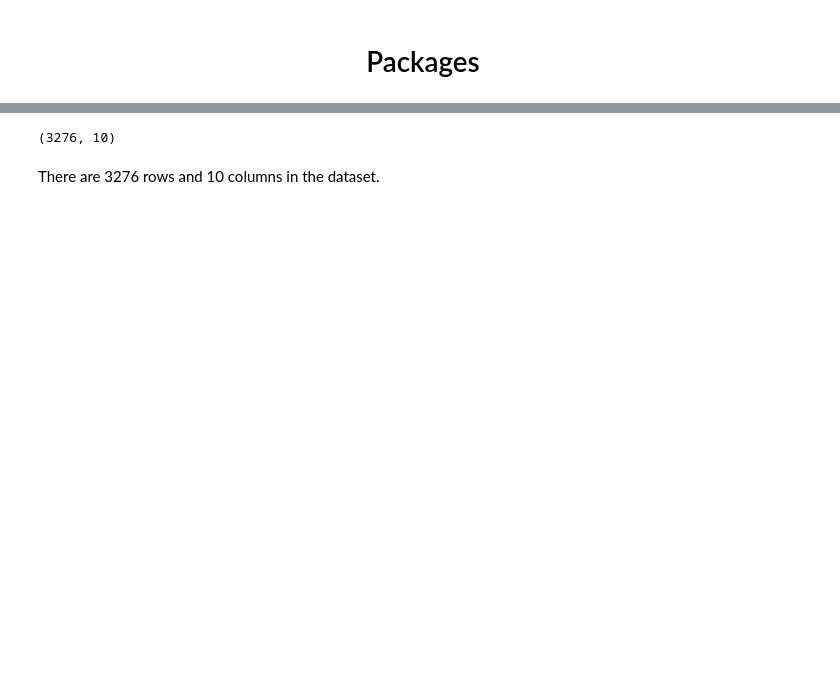
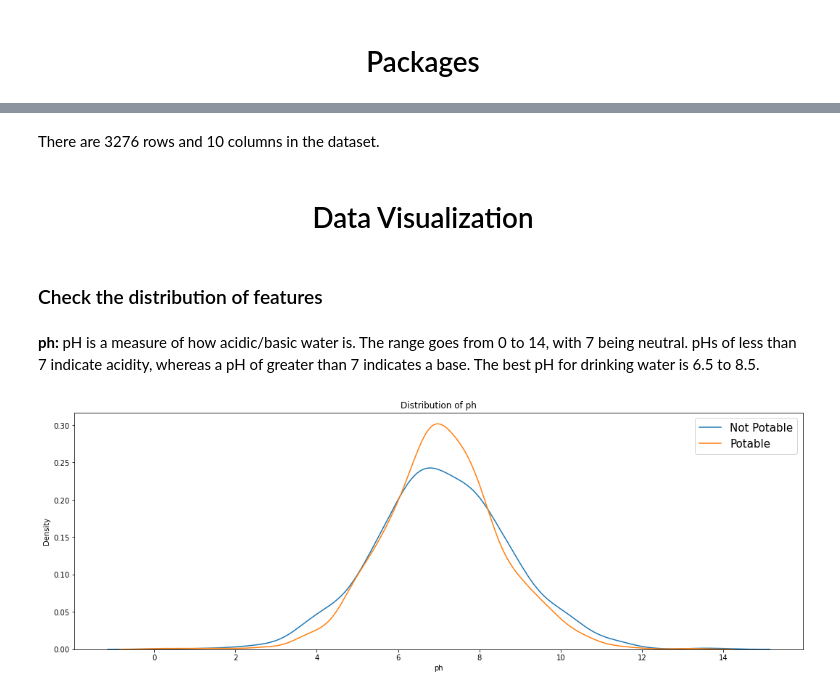
Before and after one commit to richardkhonan0797/Intro-Data-Science, a Jupyter notebook: Final_Project.ipynb, the cells around one changed output, grey strips where cells are left out. Drawn from its saved outputs; the diff is of its cells as text; code cells hidden in the pictures; blank space fills up the shorter version.

```diff
--- a/Final_Project.ipynb
+++ b/Final_Project.ipynb
@@ -33,6 +67,20 @@ df.head()
-# %%
-df.shape
-# %% [output]
-(3276, 10)
 # %% [markdown]
 There are 3276 rows and 10 columns in the dataset.
+# %% [markdown]
+<h1 align='center'>Data Visualization</h1>
+# %% [markdown]
+### Check the distribution of features
+# %% [markdown]
+<b>ph: </b>pH is a measure of how acidic/basic water is. The range goes from 0 to 14, with 7 being neutral. pHs of less than 7 indicate acidity, whereas a pH of greater than 7 indicates a base. The best pH for drinking water is 6.5 to 8.5.
+# %%
+not_potable = df[df["Potability"] == 0]
+potable = df[df["Potability"] == 1]
+
+plt.figure(figsize=(18, 6))
+plt.title("Distribution of ph")
+sns.kdeplot(not_potable["ph"], label="Not Potable")
+sns.kdeplot(potable["ph"], label="Potable")
+plt.legend(prop=dict(size=15))
+plt.show()
+# %% [output]
+[figure, added]
```
Also changed, not shown: parts of 50 cells of this notebook.
